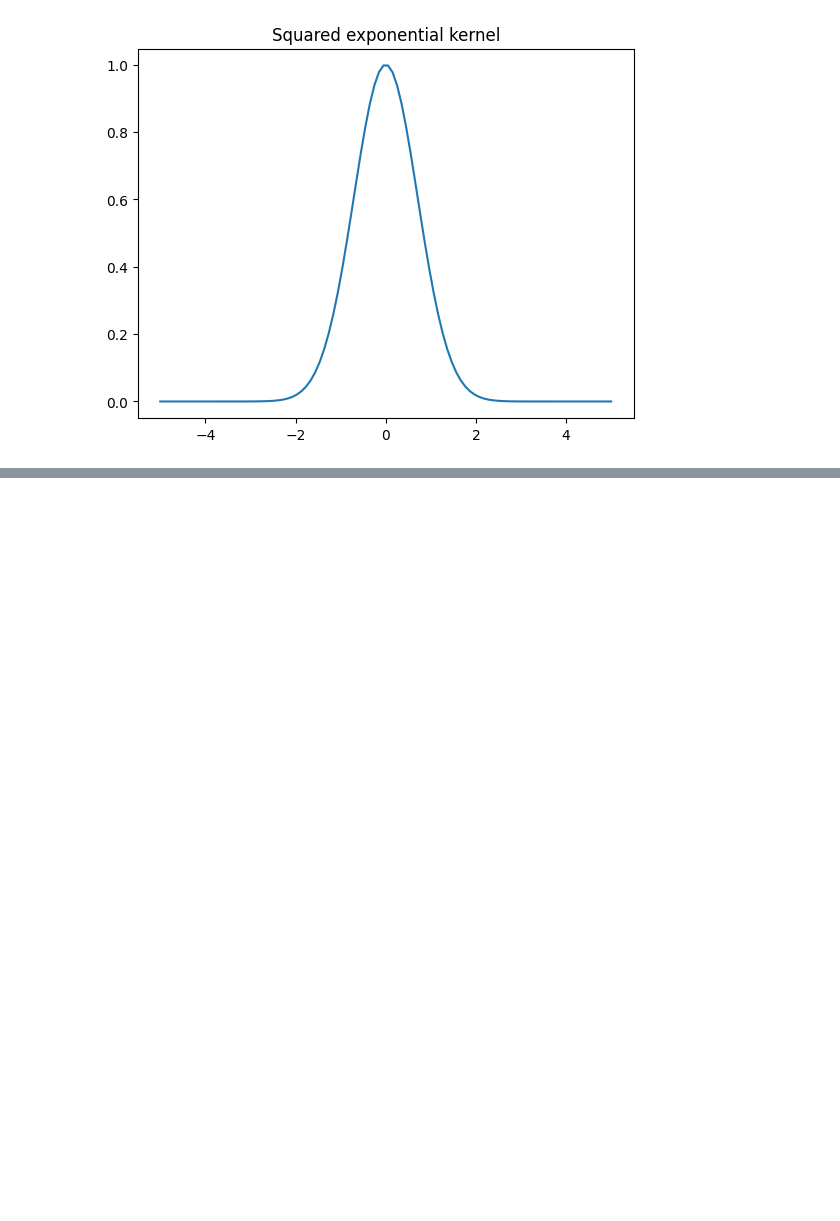
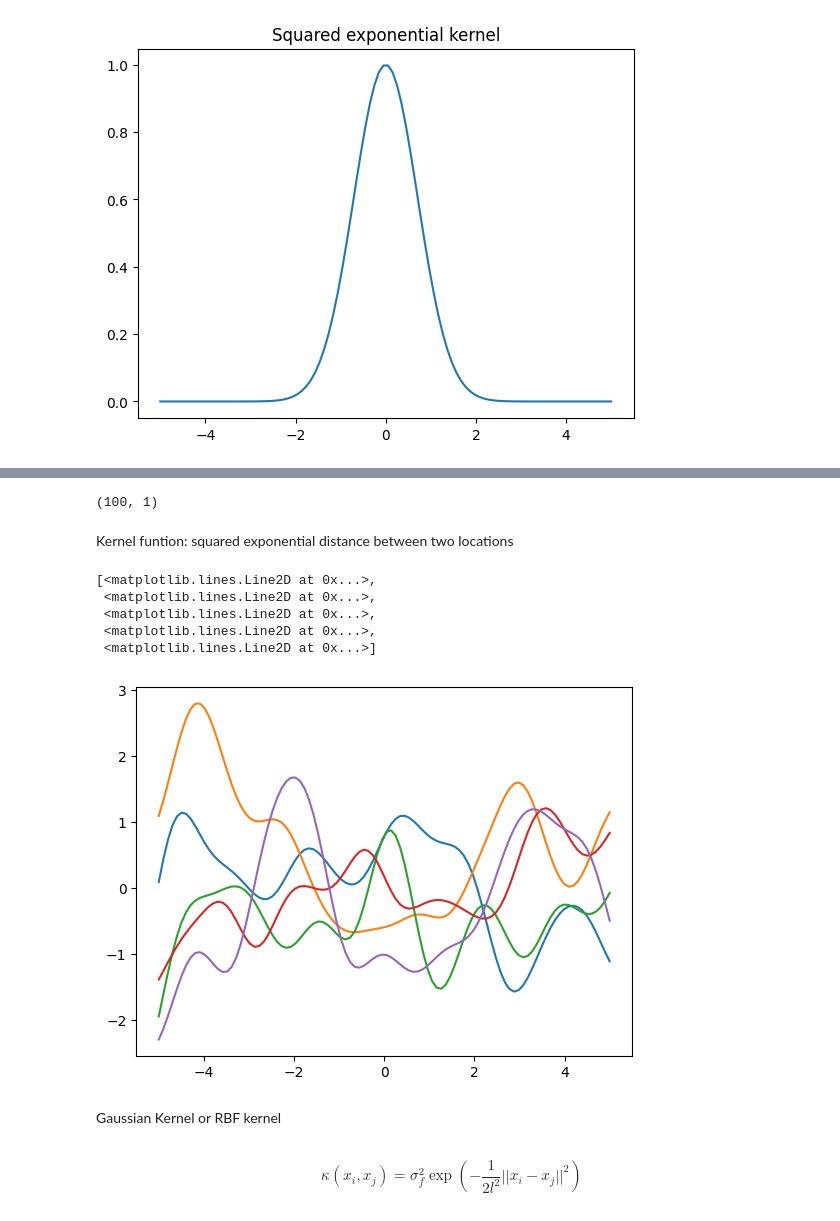
Before and after one commit to JuanMtzQ/BayesianOptimization, a Jupyter notebook: 2_GaussianProcess.ipynb, the cells around one changed output, grey strips where cells are left out. Saved outputs shown, nothing was run; the diff lists cells and outputs as text; code cells hidden in the pictures; blank space fills up the shorter version.

Commit message:
code: Kernel function

```diff
--- a/2_GaussianProcess.ipynb
+++ b/2_GaussianProcess.ipynb
@@ -24,0 +25,36 @@ np.exp(-10^2)
+# %%
+n = 100
+X_test = np.linspace(-5, 5, n).reshape(-1, 1)
+X_test.shape
+# %% [output]
+(100, 1)
+# %% [markdown]
+Kernel funtion: squared exponential distance between two locations
+# %%
+def kernel(a, b):
+    sq_distance = np.sum(a**2, 1).reshape(-1, 1) + np.sum(b**2, 1) - 2*np.dot(a, b.T)
+    return np.exp(-sq_distance)
+# %%
+# Calculate the pairwise distance, resulting in a n*n matrix
+K = kernel(X_test, X_test)
+
+# adding a small number along the diagonal elements to ensure
+# cholesky decomposition works
+L = np.linalg.cholesky(K + 1e-10*np.eye(n))
+
+# Calculating funtional samples by multiplying the
+# standar deviation with standard normal samples
+samples = np.dot(L, np.random.normal(size = (n, 5)))
+# %%
+plt.plot(X_test, samples)
+# %% [output]
+[<matplotlib.lines.Line2D at 0x...>,
+ <matplotlib.lines.Line2D at 0x...>,
+ <matplotlib.lines.Line2D at 0x...>,
+ <matplotlib.lines.Line2D at 0x...>,
+ <matplotlib.lines.Line2D at 0x...>]
+[figure, added]
+# %% [markdown]
+Gaussian Kernel or RBF kernel
+# %% [markdown]
+$$\kappa(x_i, x_j) = \sigma_f^2\exp(-\frac{1}{2l^2}||x_i-x_j||^2)$$
```
Also changed, not shown: parts of 26 cells of this notebook.
